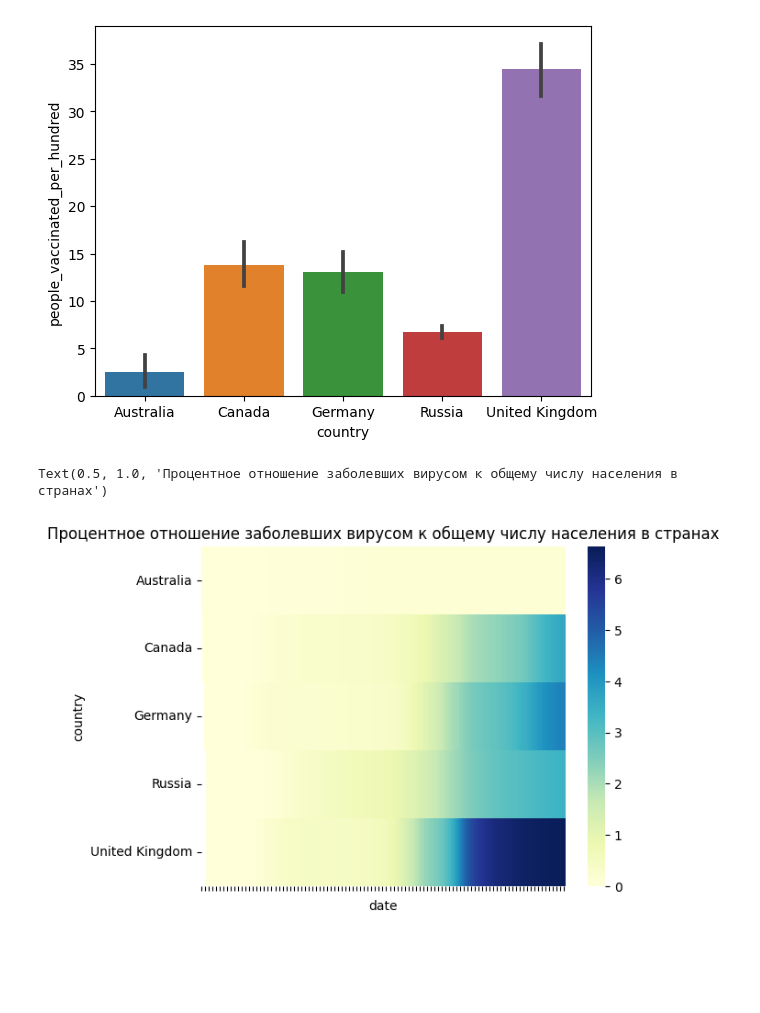
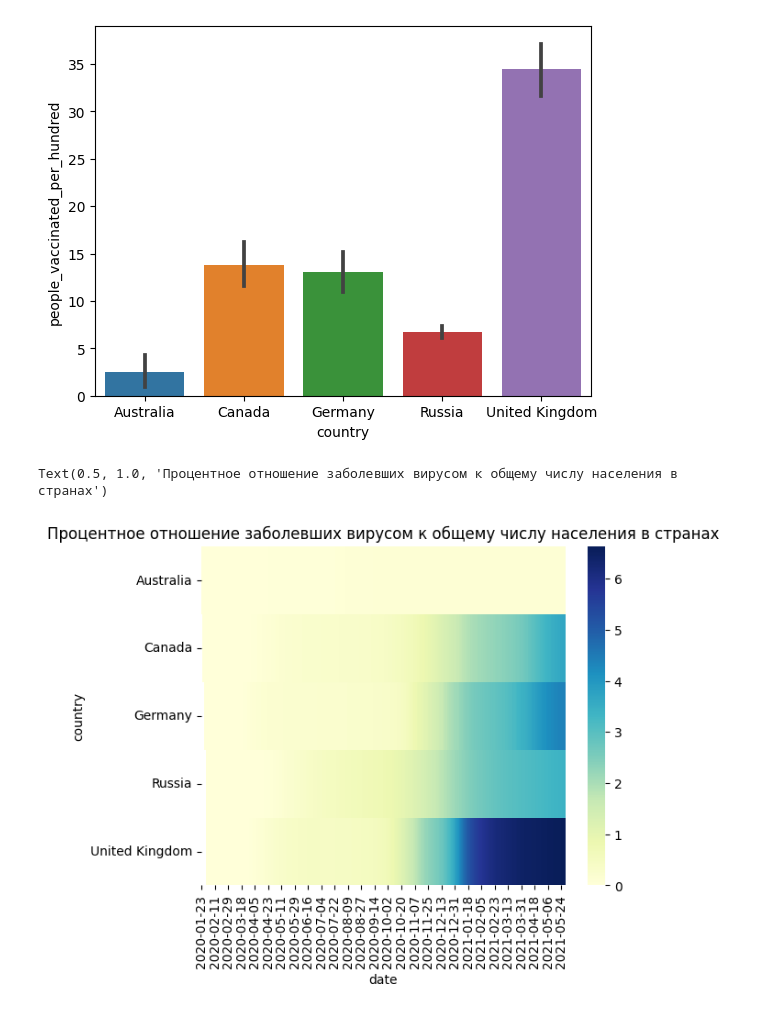
Before and after one commit to SudarickovIlya/DataCleaningProject, a Jupyter notebook: Visualization/Seaborn.ipynb, the cells around one changed output. Saved outputs shown, nothing was run; the diff lists cells and outputs as text; code cells hidden in the pictures; blank space fills up the shorter version.

```diff
--- a/Visualization/Seaborn.ipynb
+++ b/Visualization/Seaborn.ipynb
@@ -126,19 +126,19 @@ sns.barplot(
 # %%
 loc= plttick.MultipleLocator(base=5.0)
 
 croped_covid_df['confirmed_per_hundred'] = croped_covid_df['confirmed'] / croped_covid_df['population'] * 100
 
 pivot = croped_covid_df.pivot_table(
     values='confirmed_per_hundred',
     columns='date',
     index='country'
 )
 pivot.columns = pivot.columns.astype('string')
 
 heatmap = sns.heatmap(pivot, cmap='YlGnBu')
 
-heatmap.xaxis.set_major_locator(loc)
+
 heatmap.set_title('Процентное отношение заболевших вирусом к общему числу населения в странах')
 # %% [output]
 Text(0.5, 1.0, 'Процентное отношение заболевших вирусом к общему числу населения в странах')
-[figure, old version]
+[figure, new version]
```
Also changed, not shown: parts of 1 cell of this notebook.
